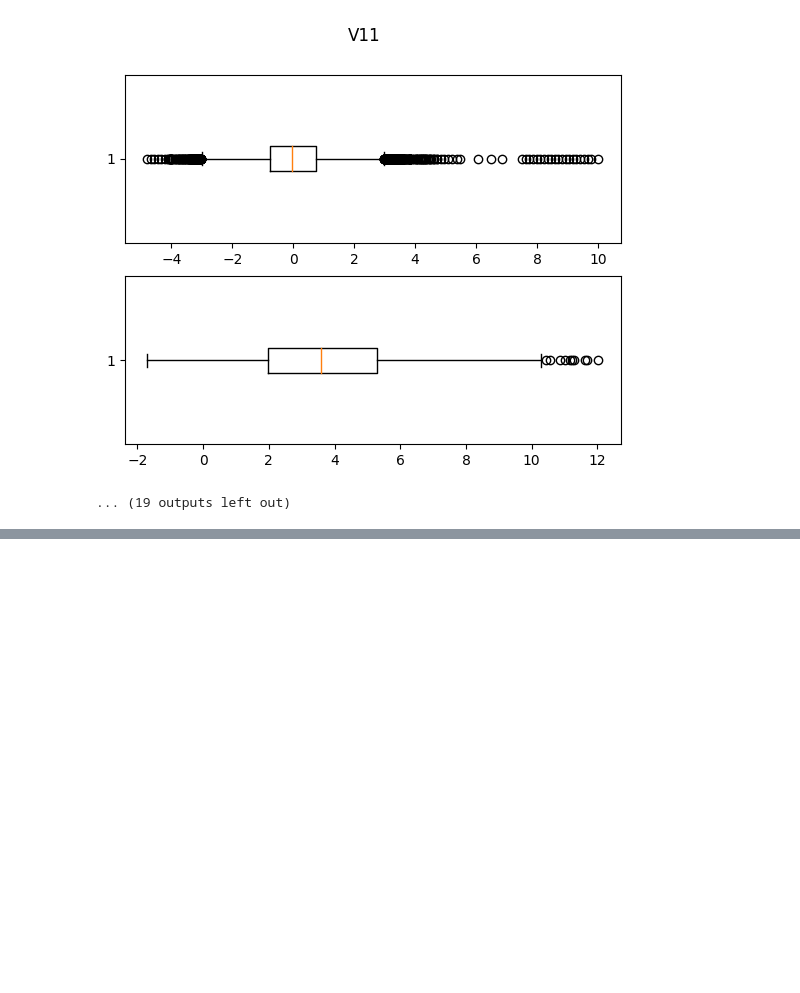
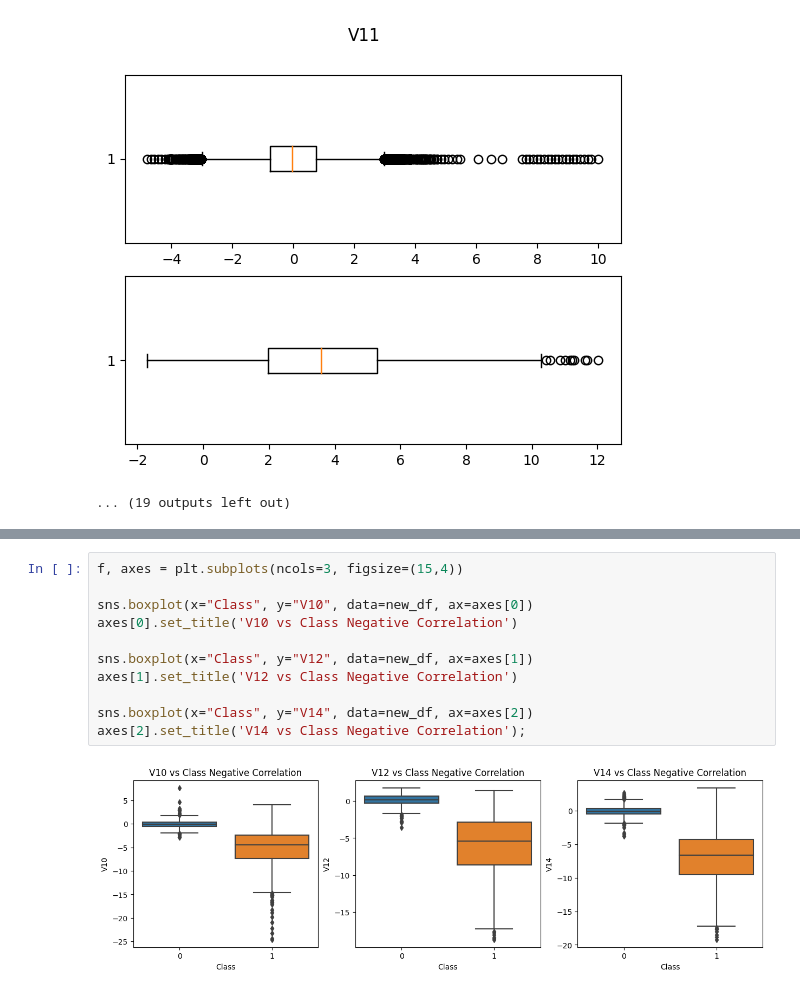
Before and after one commit to anyvol/DS, a Jupyter notebook: HW2 Credit Card Fraud Detection.ipynb, the cells around one changed output, grey strips where cells are left out. Cells and saved outputs as stored; diff of their text form; blank space fills up the shorter version.

```diff
--- a/HW2 Credit Card Fraud Detection.ipynb
+++ b/HW2 Credit Card Fraud Detection.ipynb
@@ -110,0 +184,13 @@ Name: Class, dtype: int64
+# %%
+f, axes = plt.subplots(ncols=3, figsize=(15,4))
+
+sns.boxplot(x="Class", y="V10", data=new_df, ax=axes[0])
+axes[0].set_title('V10 vs Class Negative Correlation')
+
+sns.boxplot(x="Class", y="V12", data=new_df, ax=axes[1])
+axes[1].set_title('V12 vs Class Negative Correlation')
+
+sns.boxplot(x="Class", y="V14", data=new_df, ax=axes[2])
+axes[2].set_title('V14 vs Class Negative Correlation');
+# %% [output]
+[figure, added]
```
Also changed, not shown: parts of 33 cells of this notebook.
